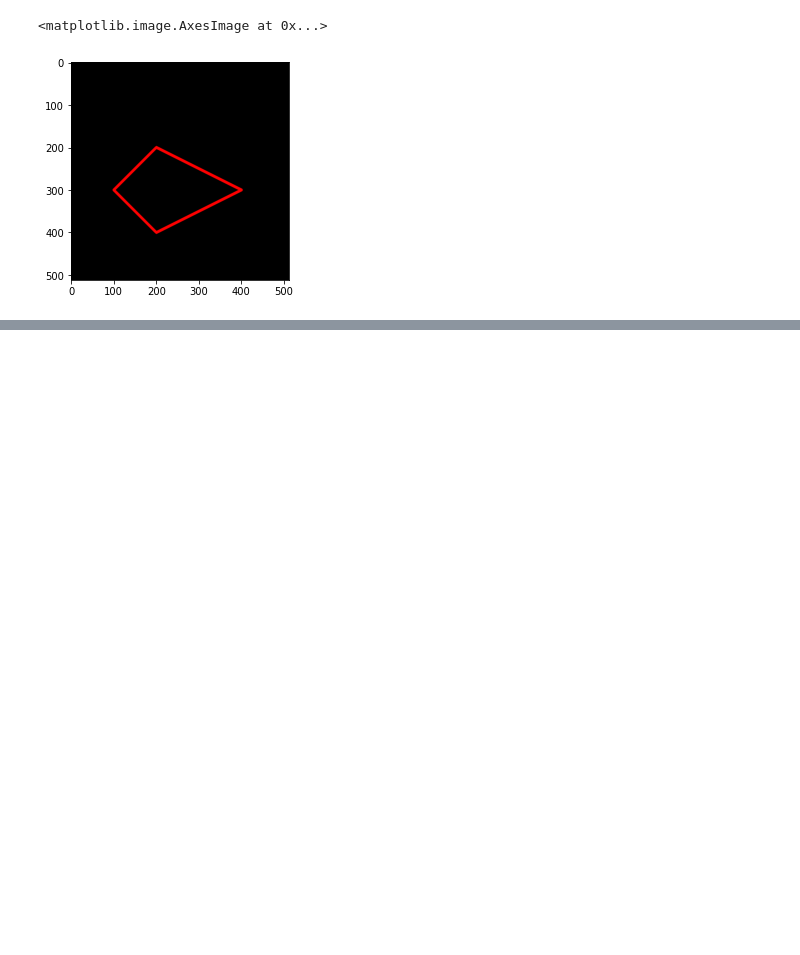
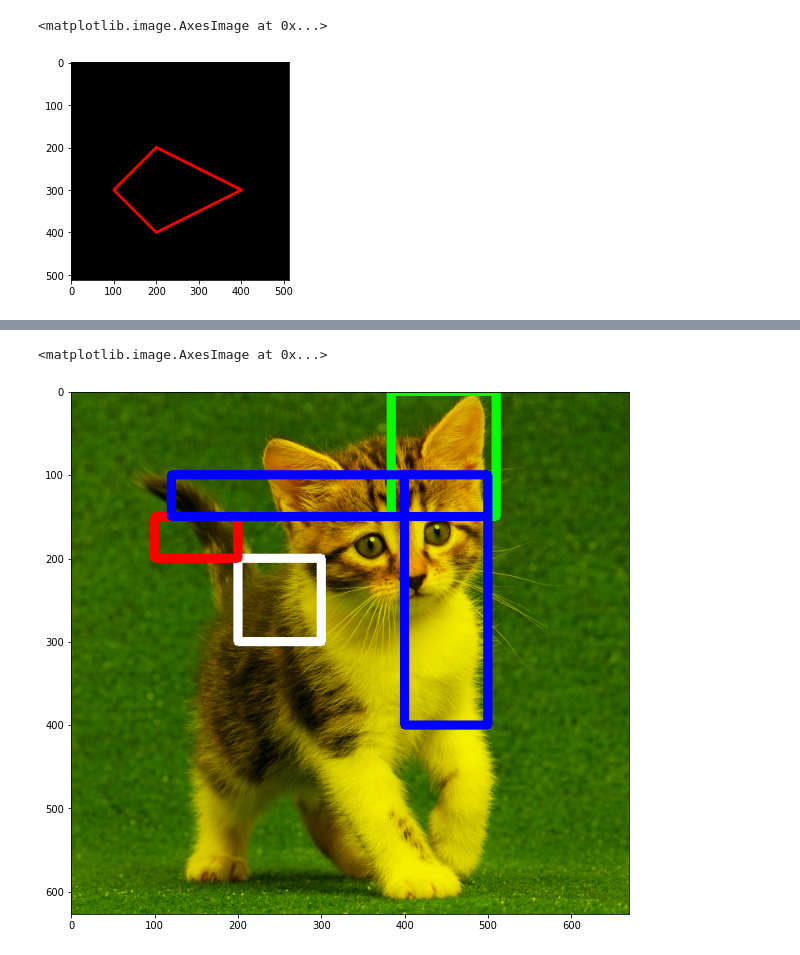
Before and after one commit to navisabdillah/PCVK, a Jupyter notebook: Week2.ipynb, the cells around one changed output, grey strips where cells are left out. Saved outputs shown, nothing was run; the diff lists cells and outputs as text; code cells hidden in the pictures; blank space fills up the shorter version.

```diff
--- a/Week2.ipynb
+++ b/Week2.ipynb
@@ -131,0 +163,13 @@ plt.imshow(black_img2)
+# %%
+#4 Buat 5 kotak berbagai ukuran dan warna yang berbeda dalam satu image. disarankan menggunakan bilangan acak/random!
+imageWithRectangle = cv.cvtColor(img,cv.COLOR_BGR2RGB)
+fig = plt.figure(figsize=(10,10))
+cv.rectangle(imageWithRectangle, pt1=(384,0),pt2=(510,150),color=(0,255,0),thickness=10)
+cv.rectangle(imageWithRectangle, pt1=(200,200),pt2=(300,300),color=(255,255,255),thickness=10)
+cv.rectangle(imageWithRectangle, pt1=(400,100), pt2=(500,400), color=(0,0,255), thickness = 10)
+cv.rectangle(imageWithRectangle, pt1=(200,150), pt2=(100,200), color=(255,0,0), thickness = 10)
+cv.rectangle(imageWithRectangle, pt1=(500,150), pt2=(120,100), color=(0,0,255),thickness=10)
+plt.imshow(imageWithRectangle)
+# %% [output]
+<matplotlib.image.AxesImage at 0x...>
+[figure, added]
```
Also changed, not shown: parts of 8 cells of this notebook.
